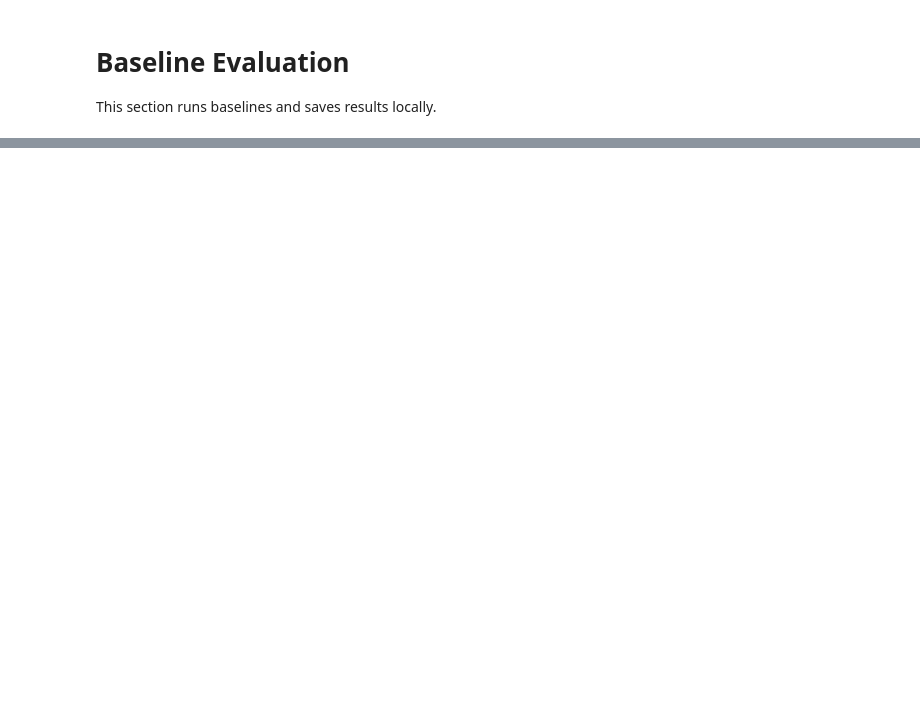
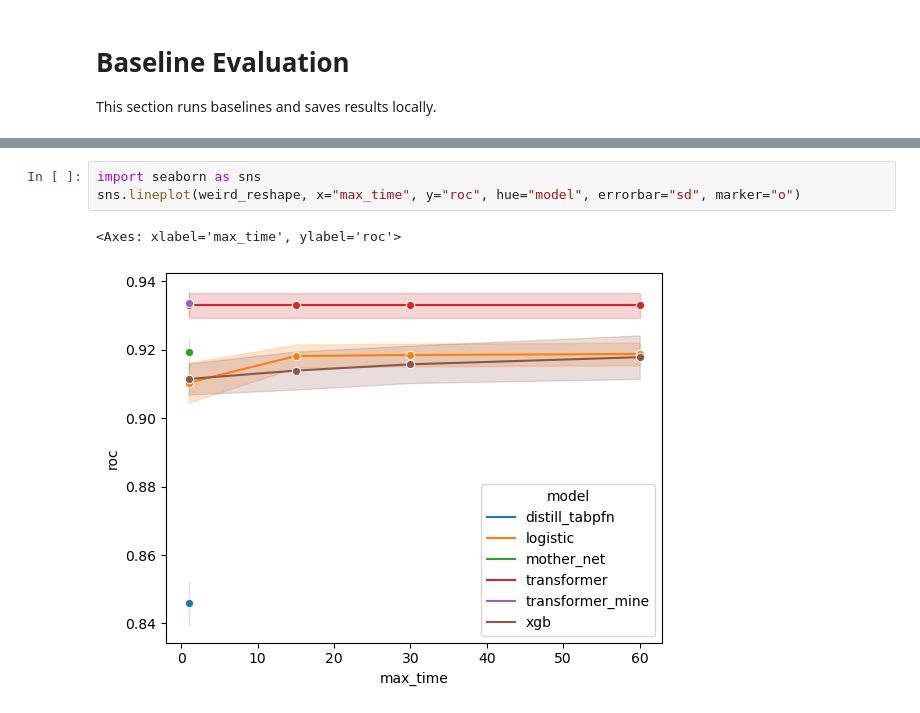
Before and after one commit to microsoft/ticl, a Jupyter notebook: tabpfn/RunFullDatasetAnalyses-mine-paper-clean.ipynb, the cells around one changed output, grey strips where cells are left out. Saved outputs shown, nothing was run; the diff lists cells and outputs as text; blank space fills up the shorter version.

```diff
--- a/tabpfn/RunFullDatasetAnalyses-mine-paper-clean.ipynb
+++ b/tabpfn/RunFullDatasetAnalyses-mine-paper-clean.ipynb
@@ -810,0 +215,6 @@ rename(table[-7:]).round(decimals=3).style.highlight_min(axis = 1, props= 'font-
+# %%
+import seaborn as sns
+sns.lineplot(weird_reshape, x="max_time", y="roc", hue="model", errorbar="sd", marker="o")
+# %% [output]
+<Axes: xlabel='max_time', ylabel='roc'>
+[figure, added]
```
Also changed, not shown: parts of 90 cells of this notebook, 2 other files.
